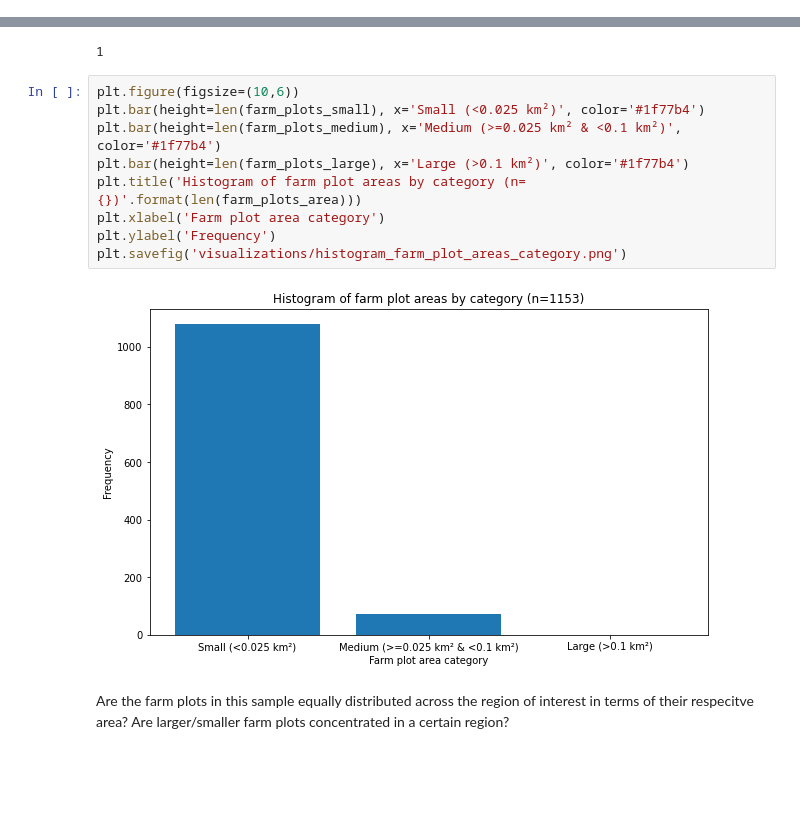
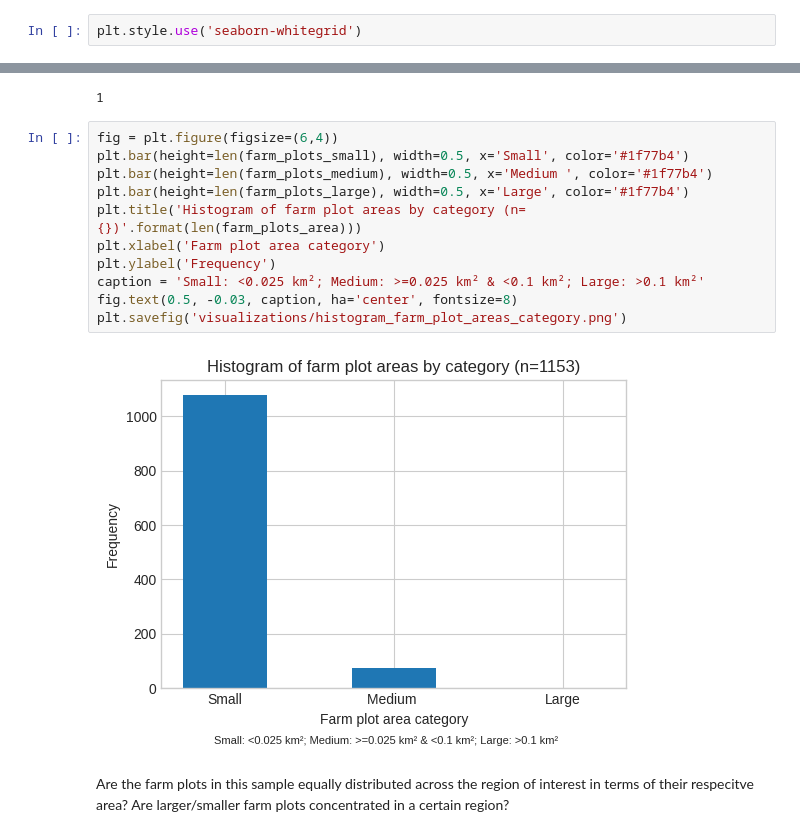
Before and after one commit to alexvmt/farm_plot_detection, a Jupyter notebook: exploring_farm_plot_polygons_and_points.ipynb, the cells around one changed output, grey strips where cells are left out. Cells and saved outputs as stored; diff of their text form; blank space fills up the shorter version.

```diff
--- a/exploratory_data_analysis.ipynb
+++ b/exploring_farm_plot_polygons_and_points.ipynb
@@ -13,6 +19,8 @@ import folium
 pd.set_option('display.max_columns', 500)
 # %%
 %matplotlib inline
+# %%
+plt.style.use('seaborn-whitegrid')
 # %% [markdown]
 ## Load and explore polygons
 # %%
@@ -338,16 +348,18 @@ len(farm_plots_large)
 # %% [output]
 1
 # %%
-plt.figure(figsize=(10,6))
-plt.bar(height=len(farm_plots_small), x='Small (<0.025 km²)', color='#1f77b4')
-plt.bar(height=len(farm_plots_medium), x='Medium (>=0.025 km² & <0.1 km²)', color='#1f77b4')
-plt.bar(height=len(farm_plots_large), x='Large (>0.1 km²)', color='#1f77b4')
+fig = plt.figure(figsize=(6,4))
+plt.bar(height=len(farm_plots_small), width=0.5, x='Small', color='#1f77b4')
+plt.bar(height=len(farm_plots_medium), width=0.5, x='Medium ', color='#1f77b4')
+plt.bar(height=len(farm_plots_large), width=0.5, x='Large', color='#1f77b4')
 plt.title('Histogram of farm plot areas by category (n={})'.format(len(farm_plots_area)))
 plt.xlabel('Farm plot area category')
 plt.ylabel('Frequency')
+caption = 'Small: <0.025 km²; Medium: >=0.025 km² & <0.1 km²; Large: >0.1 km²'
+fig.text(0.5, -0.03, caption, ha='center', fontsize=8)
 plt.savefig('visualizations/histogram_farm_plot_areas_category.png')
 # %% [output]
-[figure, old version]
+[figure, new version]
 # %% [markdown]
 Are the farm plots in this sample equally distributed across the region of interest in terms of their respecitve area? Are larger/smaller farm plots concentrated in a certain region?
 # %% [markdown]
```
Also changed, not shown: parts of 19 cells of this notebook, 21 other files.
